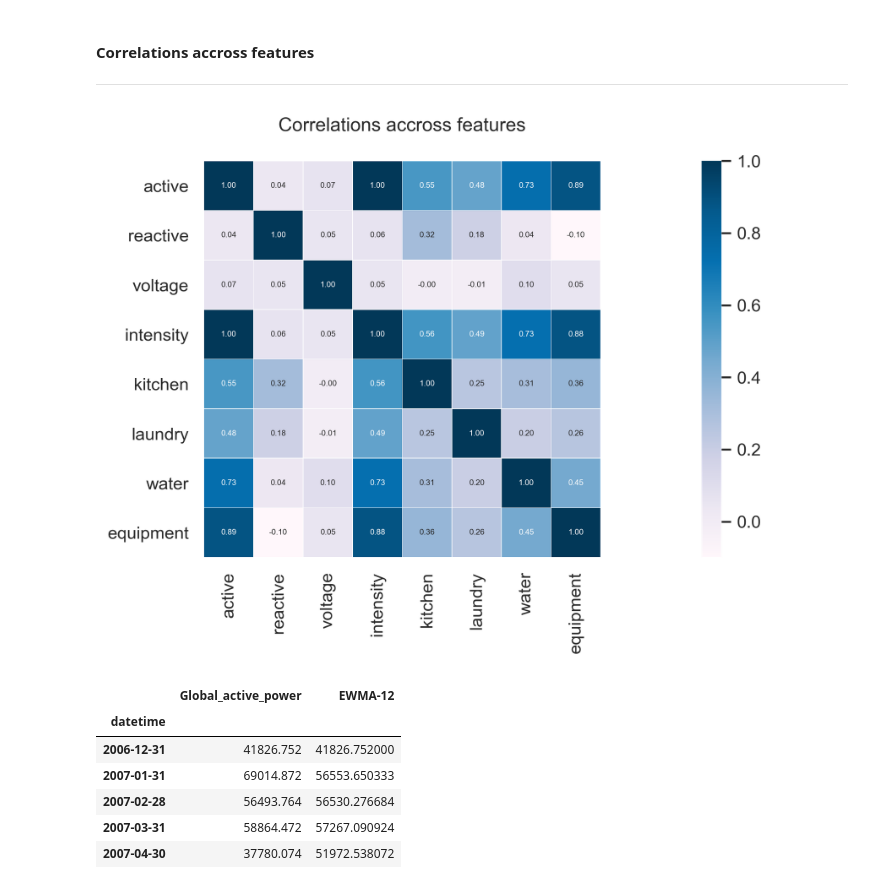
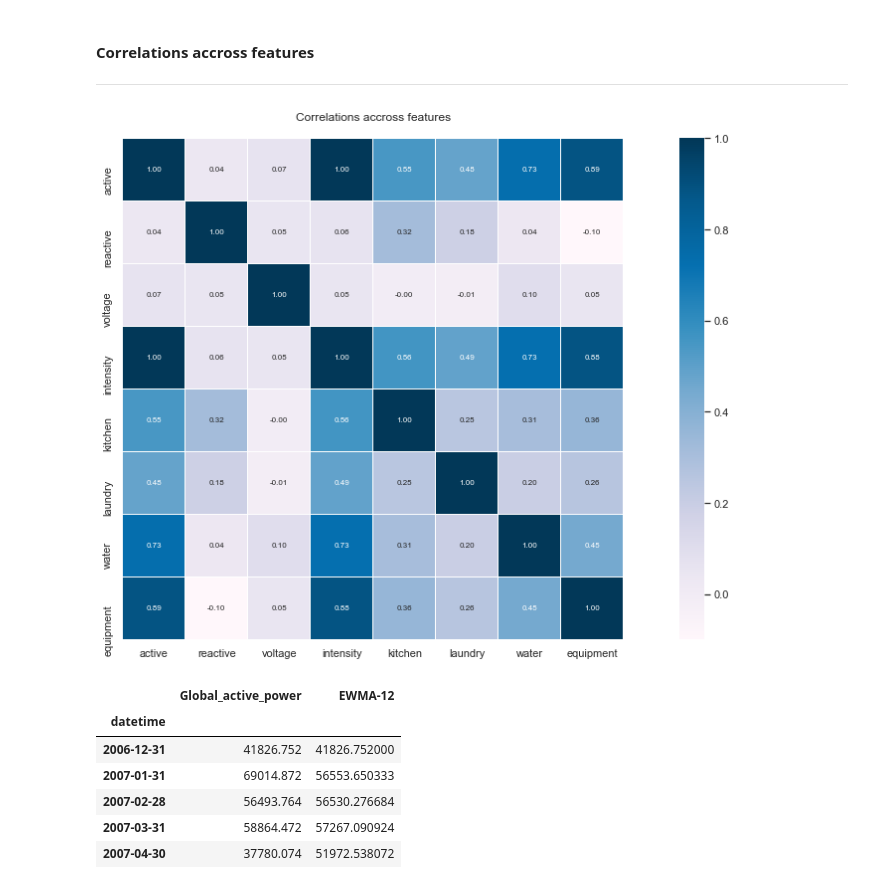
Before and after one commit to ageraldo1/CSC-4740, a Jupyter notebook: project/notebook/3-Exploration.ipynb, the cells around one changed output. Cells and saved outputs as stored; diff of their text form; code cells hidden in the pictures.

```diff
--- a/project/notebook/3-Exploration.ipynb
+++ b/project/notebook/3-Exploration.ipynb
@@ -309,26 +309,26 @@ ______
 # %%
 data_corr = master.copy(deep=True)
 
 data_corr.rename(columns = {
     'Global_active_power'           : 'active',
     'Global_reactive_power'         : 'reactive',
     'Voltage'                       : 'voltage',
     'Global_intensity'              : 'intensity',
     'kitchen_active_energy'         : 'kitchen',
     'laundry_active_energy'         : 'laundry',
     'water_heater_ac_active_energy' : 'water',
     'equipment_active_energy'       : 'equipment'
 },inplace=True)
 
-fig, axes = plt.subplots(nrows=1, ncols=1)
+fig, axes = plt.subplots(nrows=1, ncols=1, figsize=(16,8))
 
 # https://matplotlib.org/tutorials/colors/colormaps.html
-sns.heatmap(data_corr.corr(), annot=True, cmap='PuBu', linewidths=0.2, ax=axes,fmt='.2f', annot_kws={"size": 5}, square=True)
+sns.heatmap(data_corr.corr(), annot=True, cmap='PuBu', linewidths=0.2, ax=axes,fmt='.2f', annot_kws={"size": 8}, square=True)
 axes.set_title('Correlations accross features\n')
 
 plt.tight_layout()
 # %% [output]
-[figure, old version]
+[figure, new version]
 # %%
 #data_m['EWMA-12'] = data_m.ewm(span=12).mean()
 
```
Also changed, not shown: 33 other files.
